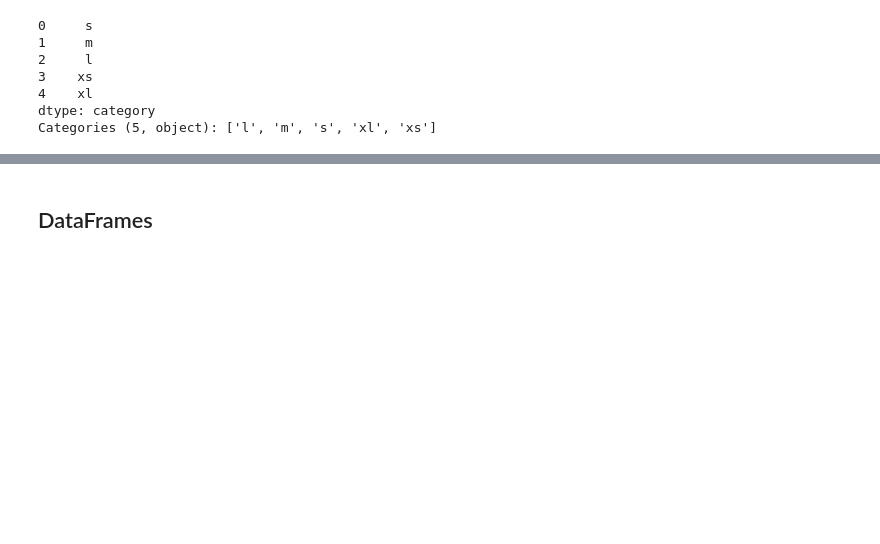
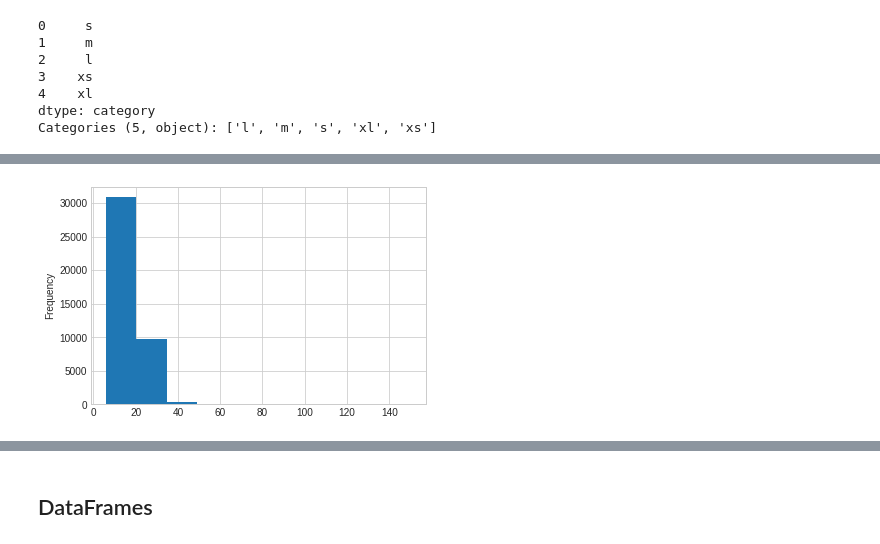
Before and after one commit to magjanvaz/curso-python-us, a Jupyter notebook: notebooks/pandas/introduction-pandas.ipynb, the cells around one changed output, grey strips where cells are left out. Cells and saved outputs as stored; diff of their text form; code cells hidden in the pictures; blank space fills up the shorter version.

```diff
--- a/notebooks/pandas/introduction-pandas.ipynb
+++ b/notebooks/pandas/introduction-pandas.ipynb
@@ -200,3 +206,8 @@ highway_mpg = df.highway08
 - Realiza un histograma y un gráfico de barras.
 
 :::
+# %%
+url = "https://github.com/mattharrison/datasets/raw/master/data/vehicles.csv.zip"
+df = pd.read_csv(url)
+city_mpg = df.city08
+highway_mpg = df.highway08
@@ -202,0 +257,2 @@ highway_mpg = df.highway08
+# %%
+s = city_mpg
@@ -202,0 +328,15 @@ highway_mpg = df.highway08
+# %%
+plt.style.use("seaborn-whitegrid")
+# %%
+# histograma
+
+# opción 1: llamar a matplotlib pasando objetos de pandas
+fig, ax = plt.subplots()
+
+# ax.hist(s, bins=50)
+
+# opción 2:
+s.plot.hist(ax = ax)
+fig.show()
+# %% [output]
+[figure, added]
```
Also changed, not shown: parts of 37 cells of this notebook.
